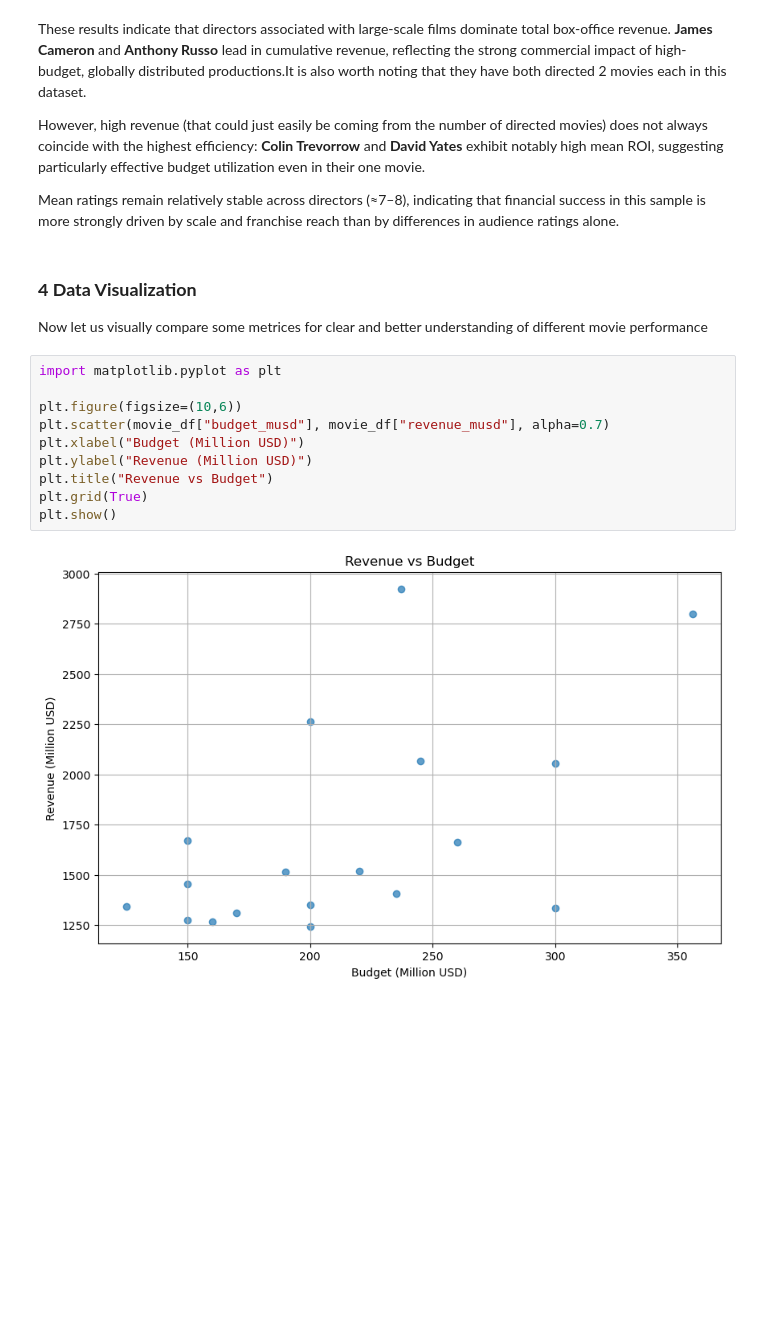
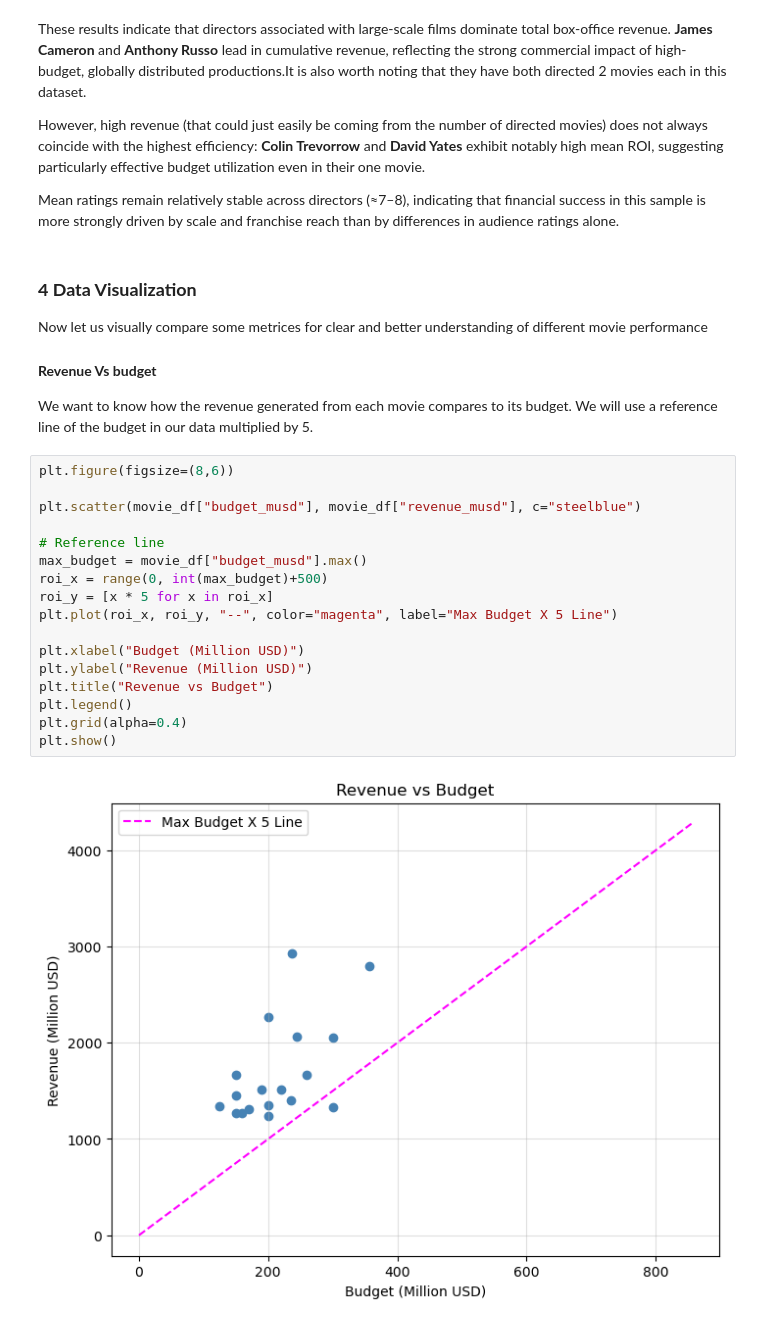
Before and after one commit to ar-le-tte/TMDB-Movie-Analysis, a Jupyter notebook: arlette_tmb_movies_analysis.ipynb, the cells around one changed output. Saved outputs shown, nothing was run; the diff lists cells and outputs as text; blank space fills up the shorter version.

Commit message:
Data Visualization & More Analysis of key KPI

```diff
--- a/arlette_tmb_movies_analysis.ipynb
+++ b/arlette_tmb_movies_analysis.ipynb
@@ -712,15 +713,26 @@ Mean ratings remain relatively stable across directors (≈7–8), indicating th
 # %% [markdown]
 ### **4 Data Visualization**
 Now let us visually compare some metrices for clear and better understanding of different movie performance
+
+#### **Revenue Vs budget**
+
+We want to know how the revenue generated from each movie compares to its budget. We will use a reference line of the budget in our data multiplied by 5.
 # %%
-import matplotlib.pyplot as plt
+plt.figure(figsize=(8,6))
 
-plt.figure(figsize=(10,6))
-plt.scatter(movie_df["budget_musd"], movie_df["revenue_musd"], alpha=0.7)
+plt.scatter(movie_df["budget_musd"], movie_df["revenue_musd"], c="steelblue")
+
+# Reference line
+max_budget = movie_df["budget_musd"].max()
+roi_x = range(0, int(max_budget)+500)
+roi_y = [x * 5 for x in roi_x]
+plt.plot(roi_x, roi_y, "--", color="magenta", label="Max Budget X 5 Line")
+
 plt.xlabel("Budget (Million USD)")
 plt.ylabel("Revenue (Million USD)")
 plt.title("Revenue vs Budget")
-plt.grid(True)
+plt.legend()
+plt.grid(alpha=0.4)
 plt.show()
 # %% [output]
-[figure, old version]
+[figure, new version]
```
Also changed, not shown: parts of 25 cells of this notebook.
